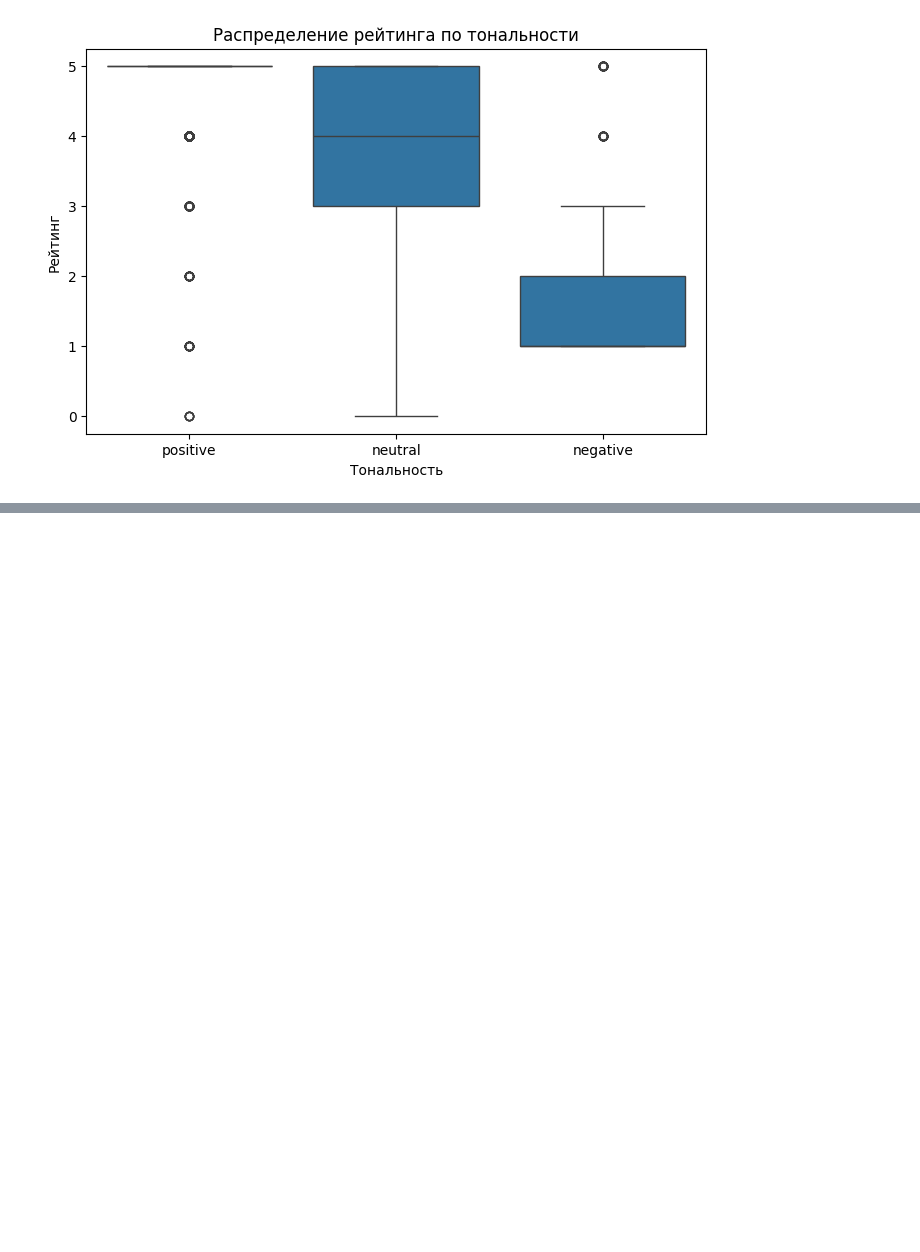
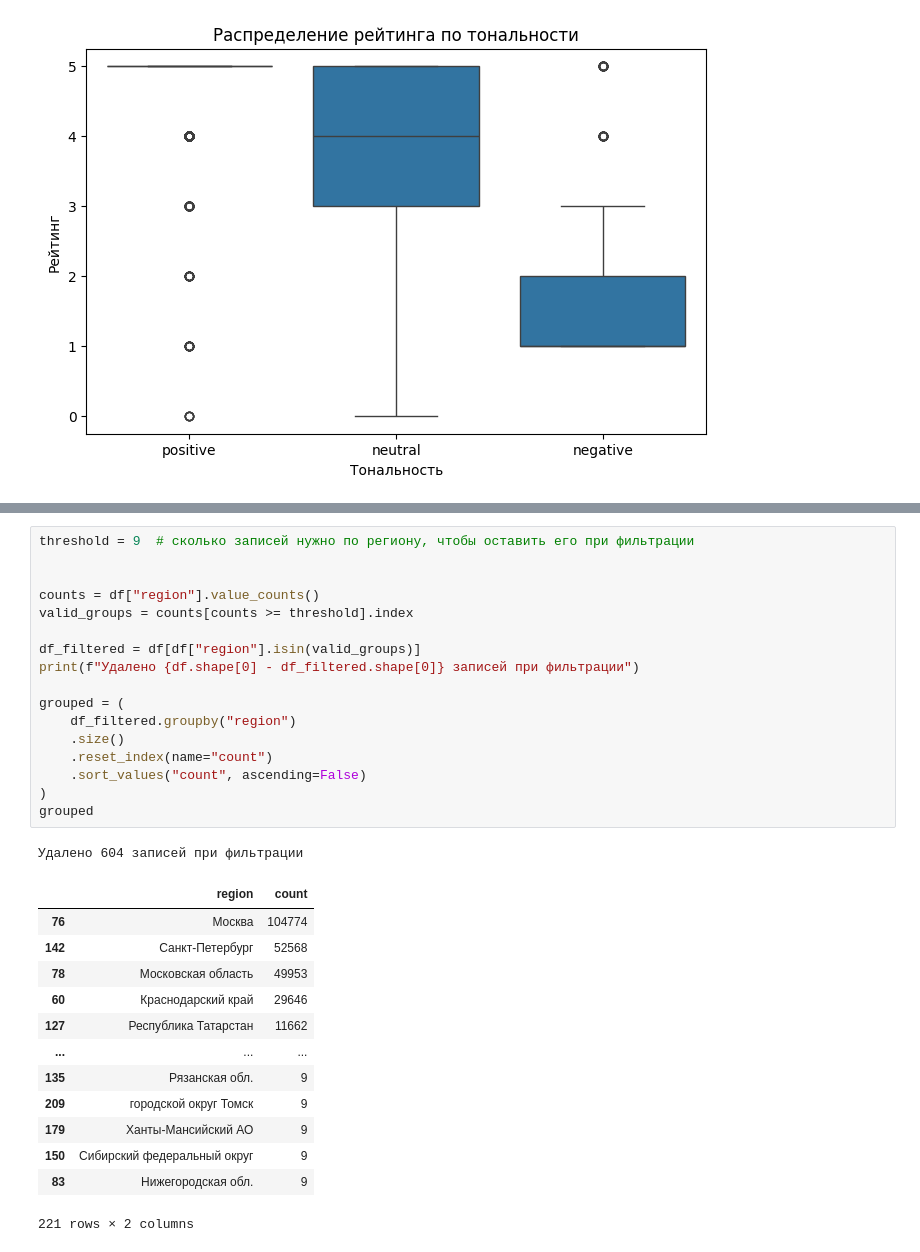
Before and after one commit to miem-refugees/travel-agent, a Jupyter notebook: notebooks/eda.ipynb, the cells around one changed output, grey strips where cells are left out. Cells and saved outputs as stored; diff of their text form; blank space fills up the shorter version.

```diff
--- a/notebooks/eda.ipynb
+++ b/notebooks/eda.ipynb
@@ -223,0 +238,32 @@ plt.show()
+# %%
+threshold = 9  # сколько записей нужно по региону, чтобы оставить его при фильтрации
+
+
+counts = df["region"].value_counts()
+valid_groups = counts[counts >= threshold].index
+
+df_filtered = df[df["region"].isin(valid_groups)]
+print(f"Удалено {df.shape[0] - df_filtered.shape[0]} записей при фильтрации")
+
+grouped = (
+    df_filtered.groupby("region")
+    .size()
+    .reset_index(name="count")
+    .sort_values("count", ascending=False)
+)
+grouped
+# %% [output]
+Удалено 604 записей при фильтрации
+|  | region | count |
+| 76 | Москва | 104774 |
+| 142 | Санкт-Петербург | 52568 |
+| 78 | Московская область | 49953 |
+| 60 | Краснодарский край | 29646 |
+| 127 | Республика Татарстан | 11662 |
+| ... | ... | ... |
+| 135 | Рязанская обл. | 9 |
+| 209 | городской округ Томск | 9 |
+| 179 | Ханты-Мансийский АО | 9 |
+| 150 | Сибирский федеральный округ | 9 |
+| 83 | Нижегородская обл. | 9 |
+221 rows × 2 columns
```
Also changed, not shown: parts of 7 cells of this notebook, 10 other files.
